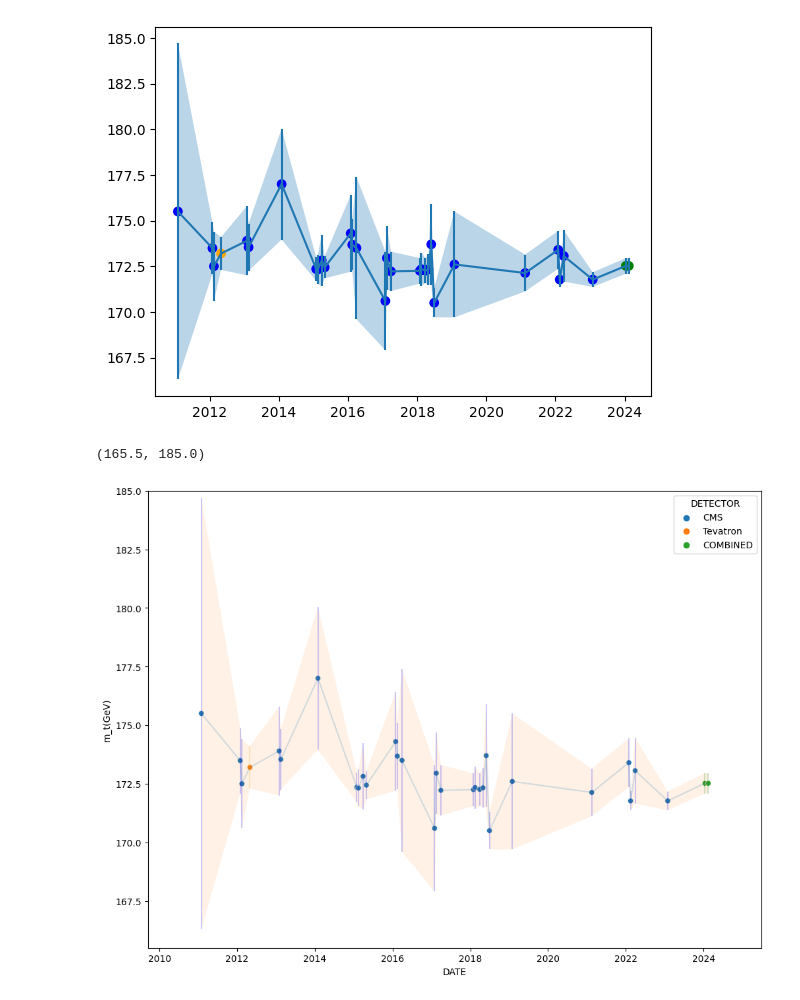
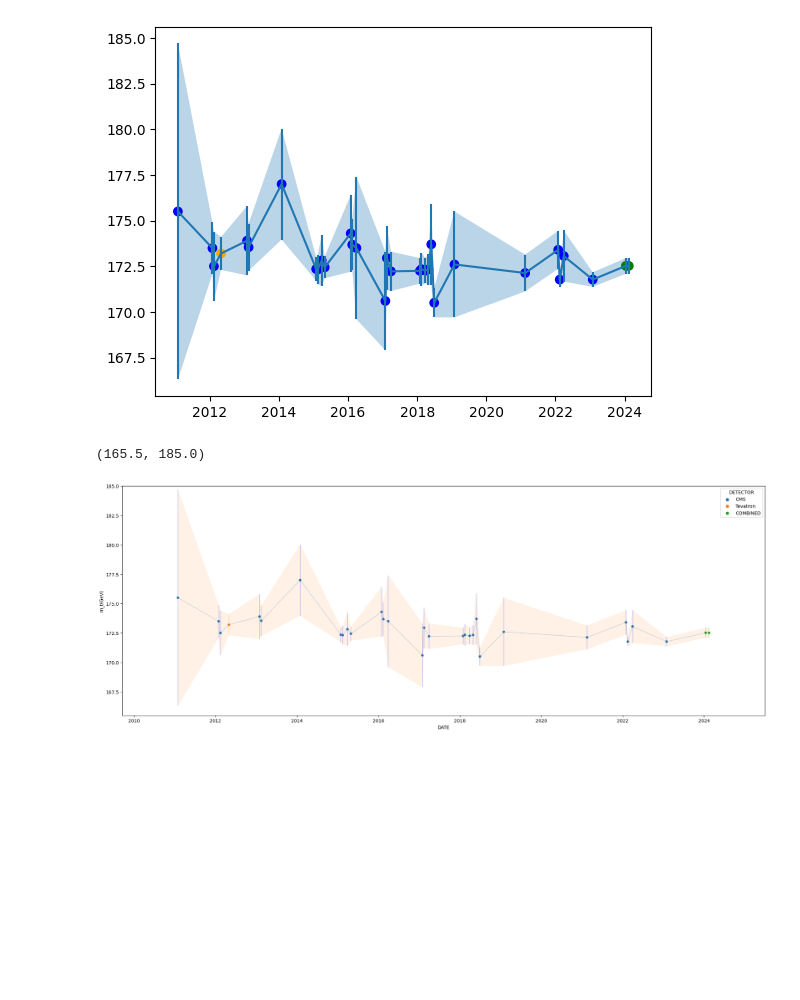
Before and after one commit to ysfcil/Data-Analysis, a Jupyter notebook: top_quark.ipynb, the cells around one changed output. Drawn from its saved outputs; the diff is of its cells as text; code cells hidden in the pictures; blank space fills up the shorter version.

```diff
--- a/top_quark.ipynb
+++ b/top_quark.ipynb
@@ -77,11 +77,11 @@ plt.scatter(x, y, c=df["color"])
 # %%
 import seaborn as sns
 plt = sns.scatterplot(data=df, x=x,y=y,hue=df["DETECTOR"])
-plt.figure.set_size_inches(12, 9)
+plt.figure.set_size_inches(25, 9)
 plt.errorbar(x, y, yerr=df["error(GeV)"], alpha = .2, ecolor=df["color"])
 plt.fill_between(x,y-error, y+error, alpha=.1)
 plt.set_xlim(df["DATE"].min()-pd.Timedelta(days=500),df["DATE"].max()+pd.Timedelta(days=500))
 plt.set_ylim(165.5, 185)
 # %% [output]
 (165.5, 185.0)
-[figure, old version]
+[figure, new version]
```
